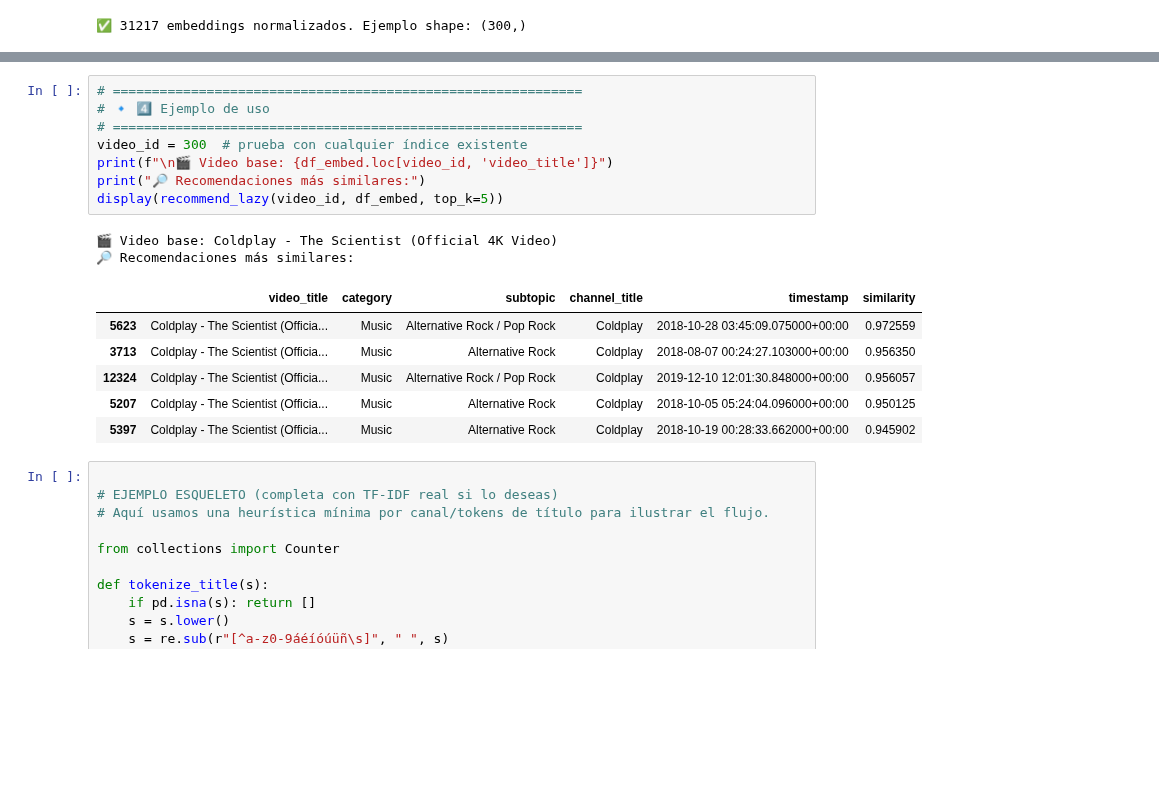
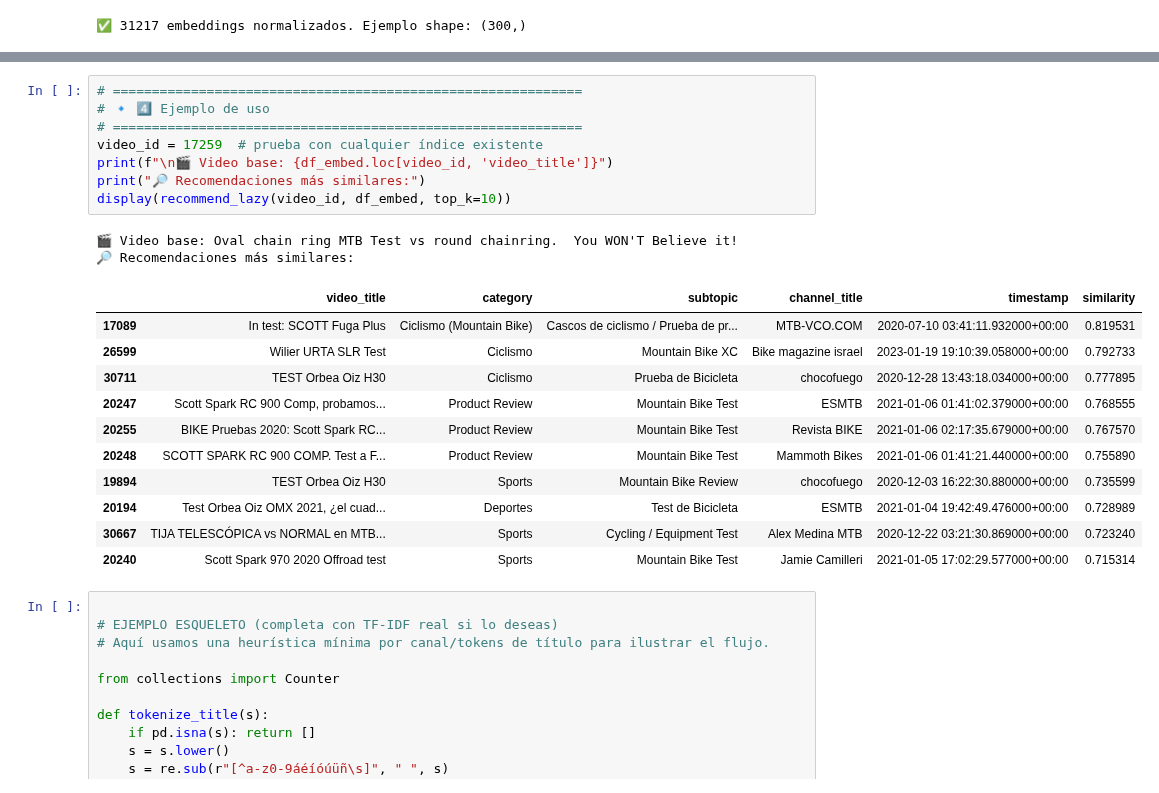
Before and after one commit to brojas7/AnaliticaHistorialYoutube, a Jupyter notebook: notebooks/main.ipynb, the cells around one changed output, grey strips where cells are left out. Cells and saved outputs as stored; diff of their text form; blank space fills up the shorter version.

```diff
--- a/notebooks/main.ipynb
+++ b/notebooks/main.ipynb
@@ -564,20 +574,25 @@ def recommend_lazy(video_id, df, top_k=5):
 # %%
 # ============================================================
 # 🔹 4️⃣ Ejemplo de uso
 # ============================================================
-video_id = 300  # prueba con cualquier índice existente
+video_id = 17259  # prueba con cualquier índice existente
 print(f"\n🎬 Video base: {df_embed.loc[video_id, 'video_title']}")
 print("🔎 Recomendaciones más similares:")
-display(recommend_lazy(video_id, df_embed, top_k=5))
+display(recommend_lazy(video_id, df_embed, top_k=10))
 # %% [output]
-🎬 Video base: Coldplay - The Scientist (Official 4K Video)
+🎬 Video base: Oval chain ring MTB Test vs round chainring.  You WON'T Believe it!
 🔎 Recomendaciones más similares:
 |  | video_title | category | subtopic | channel_title | timestamp | similarity |
-| 5623 | Coldplay - The Scientist (Officia... | Music | Alternative Rock / Pop Rock | Coldplay | 2018-10-28 03:45:09.075000+00:00 | 0.972559 |
-| 3713 | Coldplay - The Scientist (Officia... | Music | Alternative Rock | Coldplay | 2018-08-07 00:24:27.103000+00:00 | 0.956350 |
-| 12324 | Coldplay - The Scientist (Officia... | Music | Alternative Rock / Pop Rock | Coldplay | 2019-12-10 12:01:30.848000+00:00 | 0.956057 |
-| 5207 | Coldplay - The Scientist (Officia... | Music | Alternative Rock | Coldplay | 2018-10-05 05:24:04.096000+00:00 | 0.950125 |
-| 5397 | Coldplay - The Scientist (Officia... | Music | Alternative Rock | Coldplay | 2018-10-19 00:28:33.662000+00:00 | 0.945902 |
+| 17089 | In test: SCOTT Fuga Plus | Ciclismo (Mountain Bike) | Cascos de ciclismo / Prueba de pr... | MTB-VCO.COM | 2020-07-10 03:41:11.932000+00:00 | 0.819531 |
+| 26599 | Wilier URTA SLR Test | Ciclismo | Mountain Bike XC | Bike magazine israel | 2023-01-19 19:10:39.058000+00:00 | 0.792733 |
+| 30711 | TEST Orbea Oiz H30 | Ciclismo | Prueba de Bicicleta | chocofuego | 2020-12-28 13:43:18.034000+00:00 | 0.777895 |
+| 20247 | Scott Spark RC 900 Comp, probamos... | Product Review | Mountain Bike Test | ESMTB | 2021-01-06 01:41:02.379000+00:00 | 0.768555 |
+| 20255 | BIKE Pruebas 2020: Scott Spark RC... | Product Review | Mountain Bike Test | Revista BIKE | 2021-01-06 02:17:35.679000+00:00 | 0.767570 |
+| 20248 | SCOTT SPARK RC 900 COMP. Test a F... | Product Review | Mountain Bike Test | Mammoth Bikes | 2021-01-06 01:41:21.440000+00:00 | 0.755890 |
+| 19894 | TEST Orbea Oiz H30 | Sports | Mountain Bike Review | chocofuego | 2020-12-03 16:22:30.880000+00:00 | 0.735599 |
+| 20194 | Test Orbea Oiz OMX 2021, ¿el cuad... | Deportes | Test de Bicicleta | ESMTB | 2021-01-04 19:42:49.476000+00:00 | 0.728989 |
+| 30667 | TIJA TELESCÓPICA vs NORMAL en MTB... | Sports | Cycling / Equipment Test | Alex Medina MTB | 2020-12-22 03:21:30.869000+00:00 | 0.723240 |
+| 20240 | Scott Spark 970 2020 Offroad test | Sports | Mountain Bike Test | Jamie Camilleri | 2021-01-05 17:02:29.577000+00:00 | 0.715314 |
 # %%
 
 # EJEMPLO ESQUELETO (completa con TF-IDF real si lo deseas)
```
Also changed, not shown: parts of 1 cell of this notebook.
